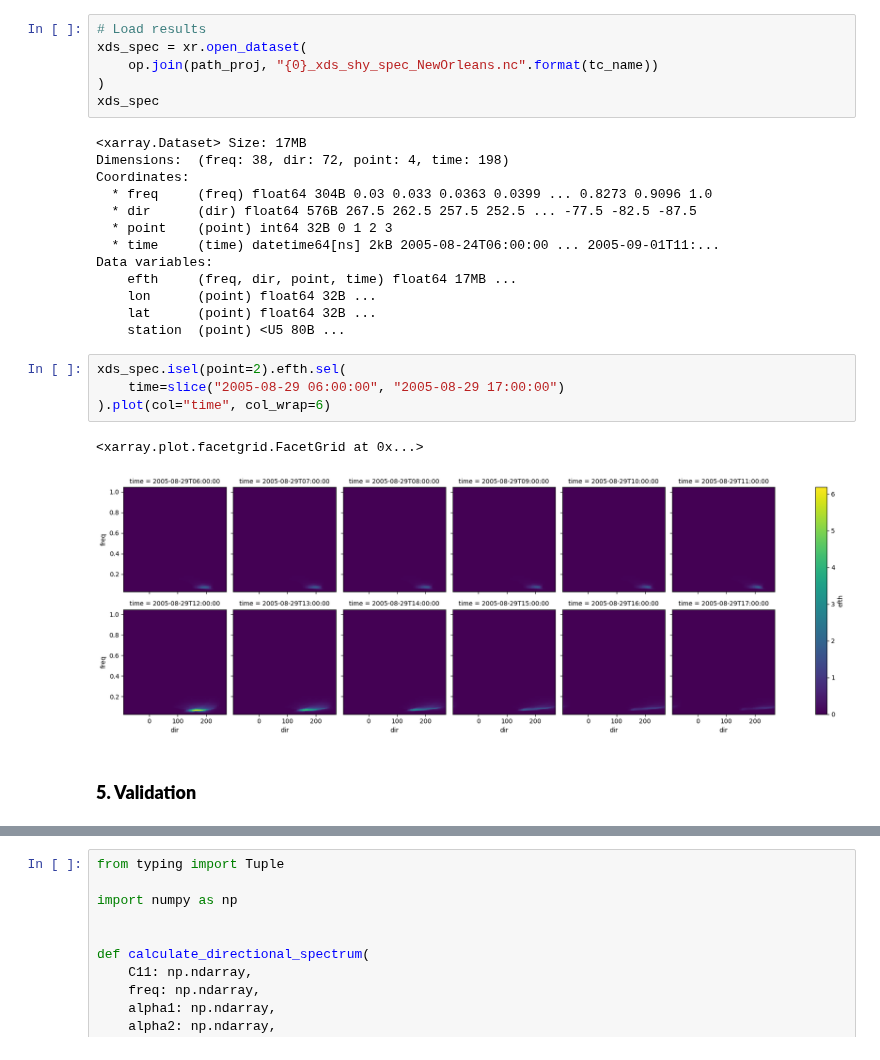
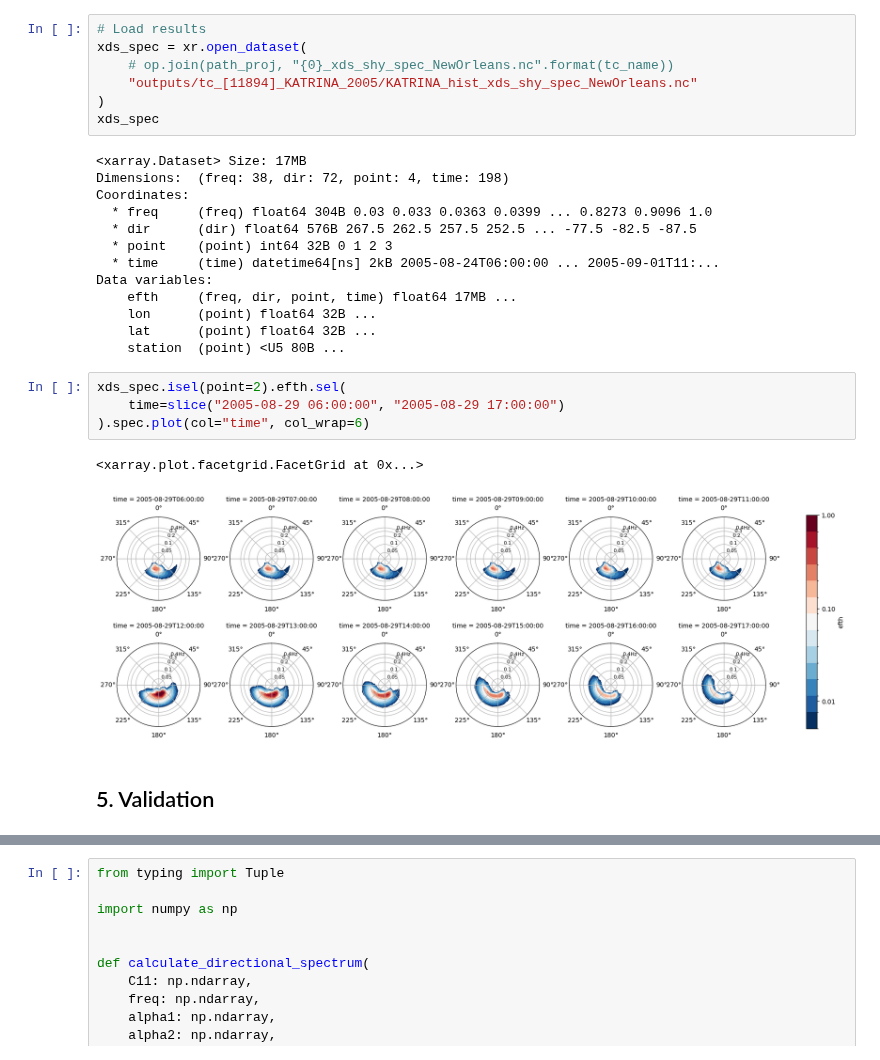
Before and after one commit to JenMontano/BlueMath, a Jupyter notebook: methods/hybrid_downscaling/metamodels/SHyTCWaves/SHyTCWaves_spectra.ipynb, the cells around one changed output, grey strips where cells are left out. Drawn from its saved outputs; the diff is of its cells as text.

Commit message:
[JTH] working spectral recon with buoy validation

```diff
--- a/methods/hybrid_downscaling/metamodels/SHyTCWaves/SHyTCWaves_spectra.ipynb
+++ b/methods/hybrid_downscaling/metamodels/SHyTCWaves/SHyTCWaves_spectra.ipynb
@@ -191,7 +172,8 @@ Elapsed time: 130.27859544754028 s
 # %%
 # Load results
 xds_spec = xr.open_dataset(
-    op.join(path_proj, "{0}_xds_shy_spec_NewOrleans.nc".format(tc_name))
+    # op.join(path_proj, "{0}_xds_shy_spec_NewOrleans.nc".format(tc_name))
+    "outputs/tc_[11894]_KATRINA_2005/KATRINA_hist_xds_shy_spec_NewOrleans.nc"
 )
 xds_spec
 # %% [output]
@@ -210,9 +192,9 @@ Data variables:
 # %%
 xds_spec.isel(point=2).efth.sel(
     time=slice("2005-08-29 06:00:00", "2005-08-29 17:00:00")
-).plot(col="time", col_wrap=6)
+).spec.plot(col="time", col_wrap=6)
 # %% [output]
 <xarray.plot.facetgrid.FacetGrid at 0x...>
-[figure, old version]
+[figure, new version]
 # %% [markdown]
-###  **5. Validation**
+## 5. Validation
```
Also changed, not shown: parts of 14 cells of this notebook.
